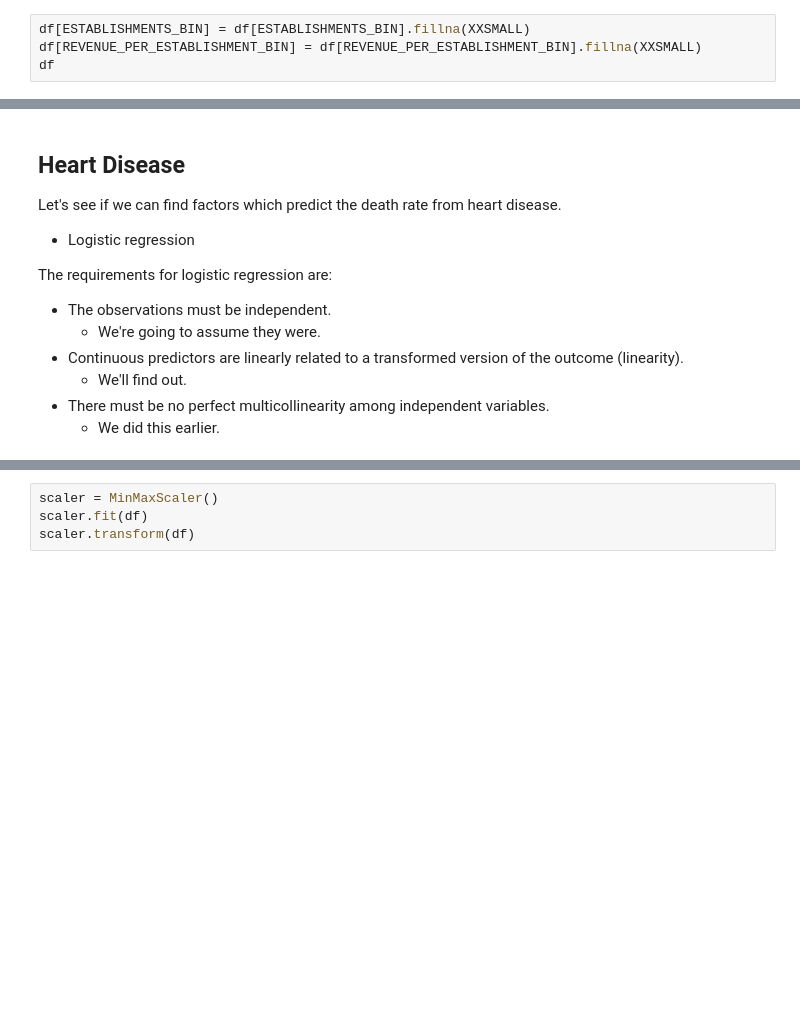
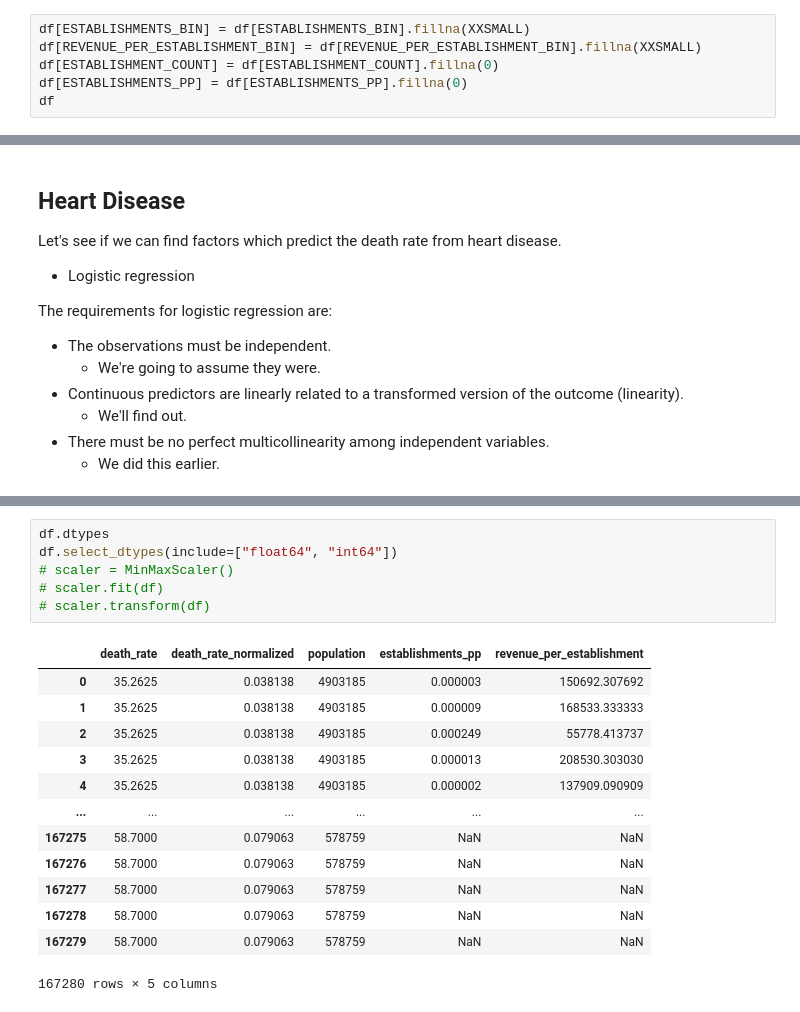
Before and after one commit to jsf80238/data_science, a Jupyter notebook: notebooks/death_rate.ipynb, the cells around one changed output, grey strips where cells are left out. Saved outputs shown, nothing was run; the diff lists cells and outputs as text; blank space fills up the shorter version.

```diff
--- a/notebooks/death_rate.ipynb
+++ b/notebooks/death_rate.ipynb
@@ -760,6 +798,8 @@ These did not exist at all in the original data, meaning their true value is zer
 # %%
 df[ESTABLISHMENTS_BIN] = df[ESTABLISHMENTS_BIN].fillna(XXSMALL)
 df[REVENUE_PER_ESTABLISHMENT_BIN] = df[REVENUE_PER_ESTABLISHMENT_BIN].fillna(XXSMALL)
+df[ESTABLISHMENT_COUNT] = df[ESTABLISHMENT_COUNT].fillna(0)
+df[ESTABLISHMENTS_PP] = df[ESTABLISHMENTS_PP].fillna(0)
 df
 # %% [output]
 |  | state_name | cause_name | death_rate | death_rate_normalized | population | state_key | legal_form | ... |
@@ -1028,4 +1073,20 @@ The requirements for logistic regression are:
 # %%
-scaler = MinMaxScaler()
-scaler.fit(df)
-scaler.transform(df)
+df.dtypes
+df.select_dtypes(include=["float64", "int64"])
+# scaler = MinMaxScaler()
+# scaler.fit(df)
+# scaler.transform(df)
+# %% [output]
+|  | death_rate | death_rate_normalized | population | establishments_pp | revenue_per_establishment |
+| 0 | 35.2625 | 0.038138 | 4903185 | 0.000003 | 150692.307692 |
+| 1 | 35.2625 | 0.038138 | 4903185 | 0.000009 | 168533.333333 |
+| 2 | 35.2625 | 0.038138 | 4903185 | 0.000249 | 55778.413737 |
+| 3 | 35.2625 | 0.038138 | 4903185 | 0.000013 | 208530.303030 |
+| 4 | 35.2625 | 0.038138 | 4903185 | 0.000002 | 137909.090909 |
+| ... | ... | ... | ... | ... | ... |
+| 167275 | 58.7000 | 0.079063 | 578759 | NaN | NaN |
+| 167276 | 58.7000 | 0.079063 | 578759 | NaN | NaN |
+| 167277 | 58.7000 | 0.079063 | 578759 | NaN | NaN |
+| 167278 | 58.7000 | 0.079063 | 578759 | NaN | NaN |
+| 167279 | 58.7000 | 0.079063 | 578759 | NaN | NaN |
+167280 rows × 5 columns
```
Also changed, not shown: parts of 4 cells of this notebook.
